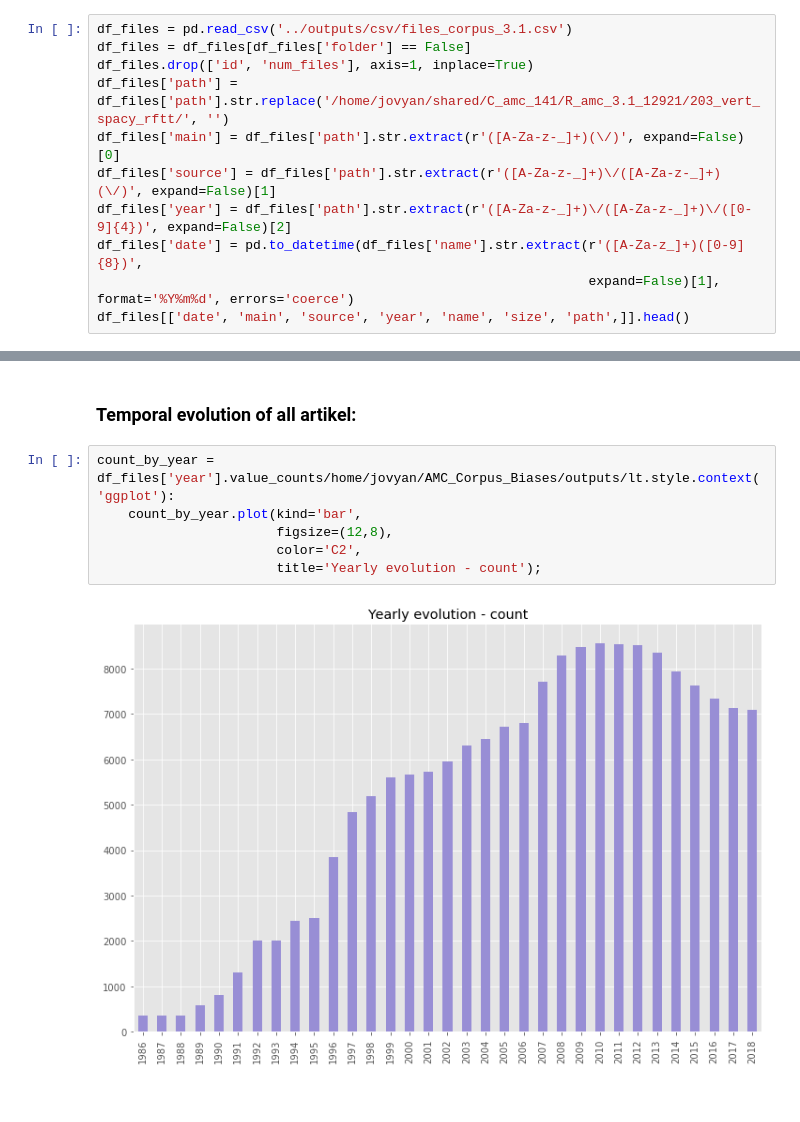
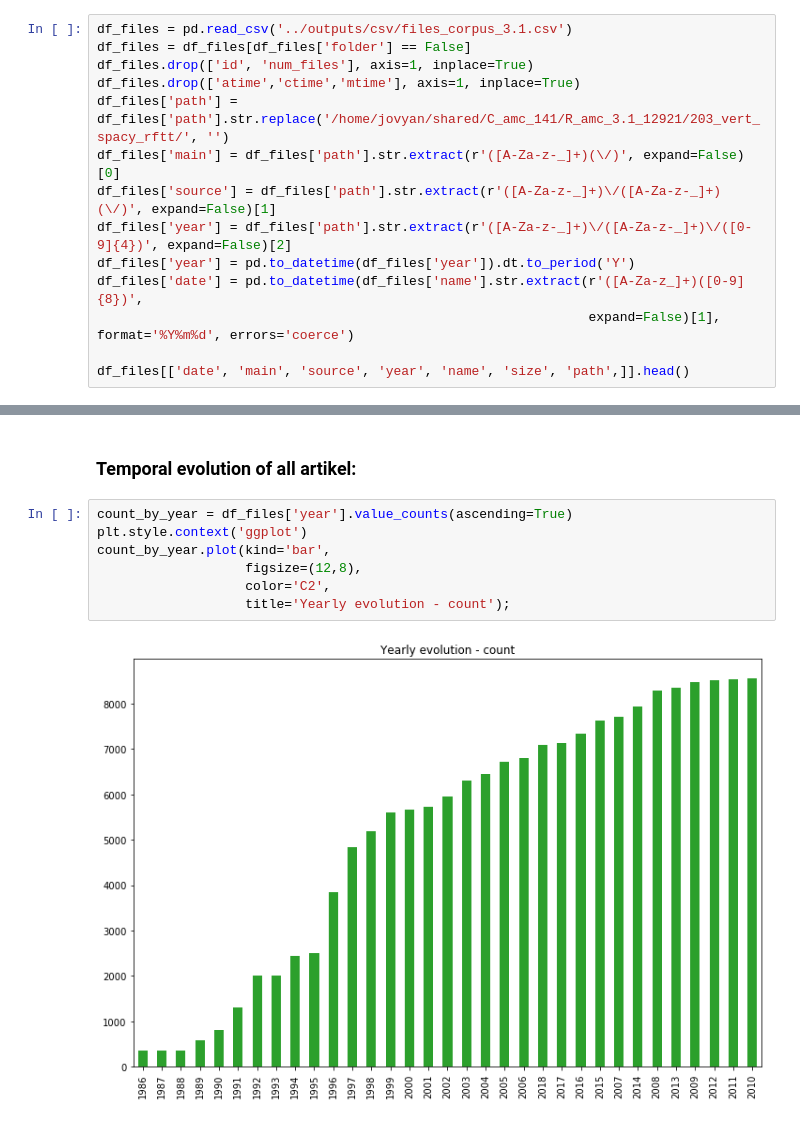
Before and after one commit to acdh-oeaw/AMC_Corpus_Biases, a Jupyter notebook: notebooks/corpus_statistics.ipynb, the cells around one changed output, grey strips where cells are left out. Drawn from its saved outputs; the diff is of its cells as text.

```diff
--- a/notebooks/corpus_statistics.ipynb
+++ b/notebooks/corpus_statistics.ipynb
@@ -48,12 +59,15 @@ for f in files[0:10]:
 df_files = pd.read_csv('../outputs/csv/files_corpus_3.1.csv')
 df_files = df_files[df_files['folder'] == False]
 df_files.drop(['id', 'num_files'], axis=1, inplace=True)
+df_files.drop(['atime','ctime','mtime'], axis=1, inplace=True)
 df_files['path'] = df_files['path'].str.replace('/home/jovyan/shared/C_amc_141/R_amc_3.1_12921/203_vert_spacy_rftt/', '')
 df_files['main'] = df_files['path'].str.extract(r'([A-Za-z-_]+)(\/)', expand=False)[0]
 df_files['source'] = df_files['path'].str.extract(r'([A-Za-z-_]+)\/([A-Za-z-_]+)(\/)', expand=False)[1]
 df_files['year'] = df_files['path'].str.extract(r'([A-Za-z-_]+)\/([A-Za-z-_]+)\/([0-9]{4})', expand=False)[2]
+df_files['year'] = pd.to_datetime(df_files['year']).dt.to_period('Y')
 df_files['date'] = pd.to_datetime(df_files['name'].str.extract(r'([A-Za-z_]+)([0-9]{8})',
                                                                expand=False)[1], format='%Y%m%d', errors='coerce')
+
 df_files[['date', 'main', 'source', 'year', 'name', 'size', 'path',]].head()
 # %% [output]
 |  | date | main | source | year | name | size | path |
@@ -147,10 +163,11 @@ with plt.style.context('ggplot'):
 # %% [markdown]
 ### Temporal evolution of all artikel:
 # %%
-count_by_year = df_files['year'].value_counts/home/jovyan/AMC_Corpus_Biases/outputs/lt.style.context('ggplot'):
-    count_by_year.plot(kind='bar',
-                       figsize=(12,8),
-                       color='C2',
-                       title='Yearly evolution - count');
+count_by_year = df_files['year'].value_counts(ascending=True)
+plt.style.context('ggplot')
+count_by_year.plot(kind='bar',
+                   figsize=(12,8),
+                   color='C2',
+                   title='Yearly evolution - count');
 # %% [output]
-[figure, old version]
+[figure, new version]
```
Also changed, not shown: parts of 4 cells of this notebook, 1 other file.
